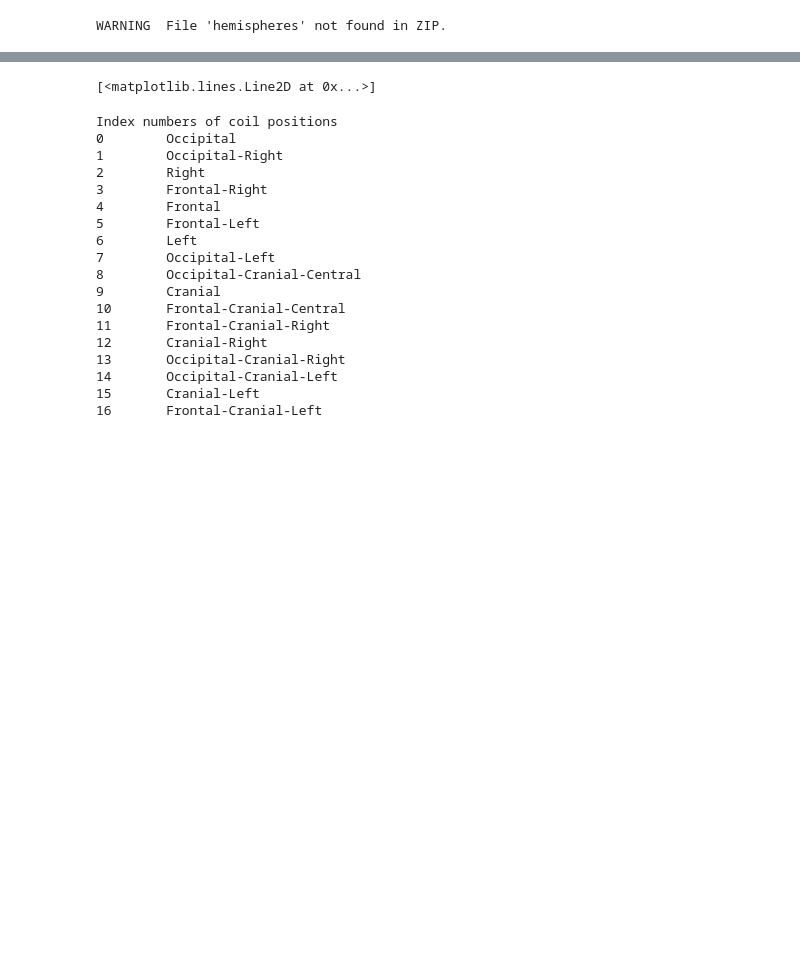
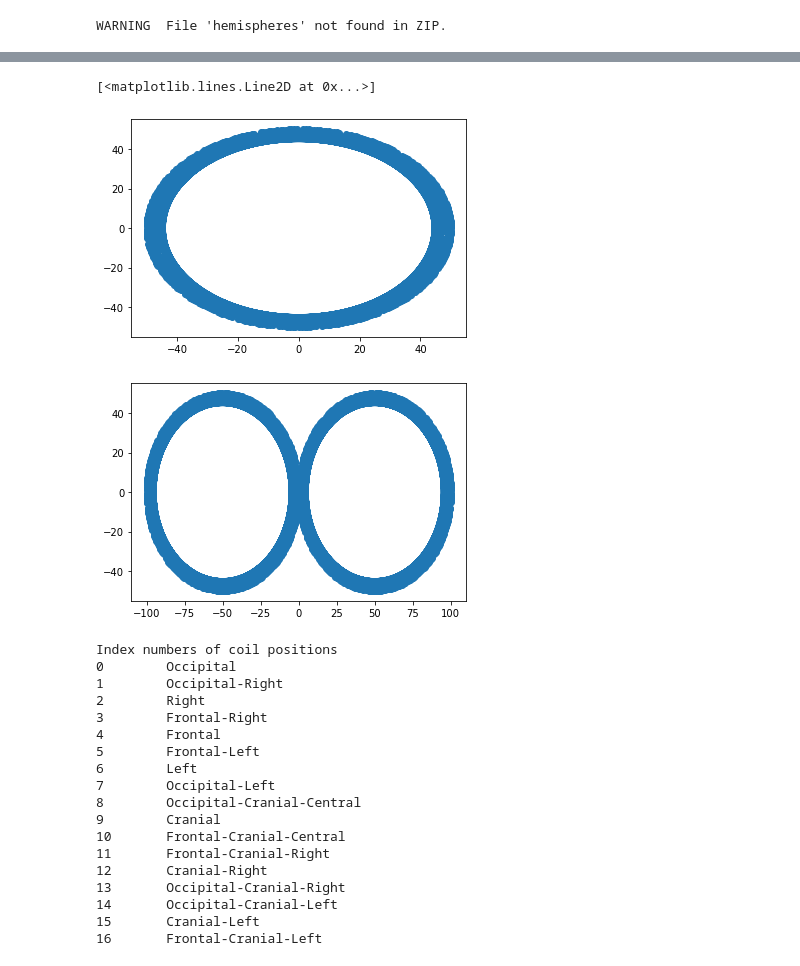
Before and after one commit to anujanegi/TMS-simulation, a Jupyter notebook: TMS_Simulation.ipynb, the cells around one changed output, grey strips where cells are left out. Drawn from its saved outputs; the diff is of its cells as text; code cells hidden in the pictures; blank space fills up the shorter version.

```diff
--- a/TMS_Simulation.ipynb
+++ b/TMS_Simulation.ipynb
@@ -59,7 +57,7 @@ ax.plot_trisurf(x, y, z, triangles=default_cortex.triangles, alpha=0.1, edgecolo
 
 # Define the spatial resolution [mm]
 #  it appears the TVB connectivity is described in mm
-dx = .1 # change to 0.01 for more precision
+dx = 1 # change to 0.01 for more precision
 # Define the coil radius (N. Lang et al. 2006 - in Endnote)
 r_coil = 50
 # Define the coil circle and figure 8 data points
@@ -85,4 +79,6 @@ plt.plot(fig8_xs, fig8_ys, '-o')
 [<matplotlib.lines.Line2D at 0x...>]
+[figure, added]
+[figure, added]
 # %%
 # Define the coil positions
 # Term explanation: 'Occipital' = towards back, 'Cranial' = towards vertex
```
Also changed, not shown: parts of 23 cells of this notebook.
